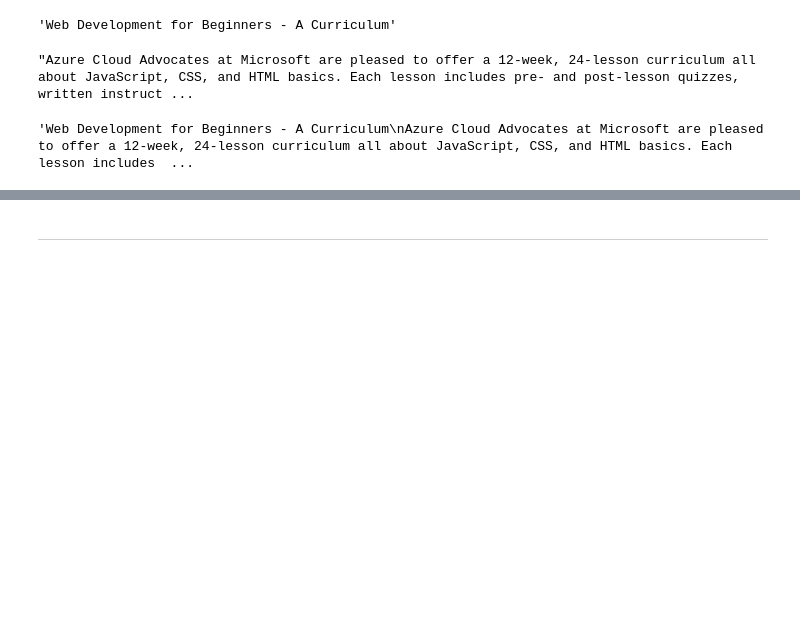
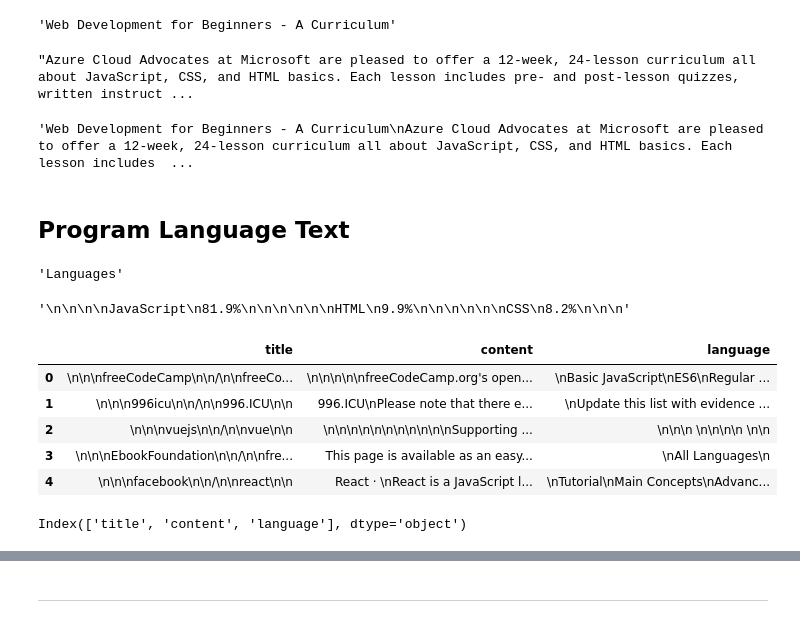
Before and after one commit to CSolitaire/natural-language-processing-exercises, a Jupyter notebook: pre-work.ipynb, the cells around one changed output, grey strips where cells are left out. Saved outputs shown, nothing was run; the diff lists cells and outputs as text; code cells hidden in the pictures; blank space fills up the shorter version.

```diff
--- a/pre-work.ipynb
+++ b/pre-work.ipynb
@@ -79,3 +98,13 @@ soup.select('p', class_="markdown-body entry-content container-lg")[9].text
 soup.select('article', class_="markdown-body entry-content container-lg")[0].text
 # %% [output]
 'Web Development for Beginners - A Curriculum\nAzure Cloud Advocates at Microsoft are pleased to offer a 12-week, 24-lesson curriculum all about JavaScript, CSS, and HTML basics. Each lesson includes  ...
+# %% [markdown]
+## Program Language Text
+# %%
+soup.select('h2', class_="h4 mb-3")[12].text
+# %% [output]
+'Languages'
+# %%
+soup.select('ul', class_="list-style-none")[18].text
+# %% [output]
+'\n\n\n\nJavaScript\n81.9%\n\n\n\n\n\nHTML\n9.9%\n\n\n\n\n\nCSS\n8.2%\n\n\n'
@@ -81,0 +156,22 @@ soup.select('article', class_="markdown-body entry-content container-lg")[0].tex
+# %%
+# Here cached == False, so the function will do a fresh scrape of the urls and write data to a json file.
+
+urls = ['https://github.com/freeCodeCamp/freeCodeCamp',
+        'https://github.com/996icu/996.ICU',
+        'https://github.com/vuejs/vue',
+        'https://github.com/EbookFoundation/free-programming-books',
+        'https://github.com/facebook/react']
+
+test = get_readme_articles(urls=urls, cached=True)
+test
+# %% [output]
+|  | title | content | language |
+| 0 | \n\n\nfreeCodeCamp\n\n/\n\nfreeCo... | \n\n\n\n\nfreeCodeCamp.org's open... | \nBasic JavaScript\nES6\nRegular ... |
+| 1 | \n\n\n996icu\n\n/\n\n996.ICU\n\n | 996.ICU\nPlease note that there e... | \nUpdate this list with evidence ... |
+| 2 | \n\n\nvuejs\n\n/\n\nvue\n\n | \n\n\n\n\n\n\n\n\n\n\nSupporting ... | \n\n\n \n\n\n\n \n\n |
+| 3 | \n\n\nEbookFoundation\n\n/\n\nfre... | This page is available as an easy... | \nAll Languages\n |
+| 4 | \n\n\nfacebook\n\n/\n\nreact\n\n | React · \nReact is a JavaScript l... | \nTutorial\nMain Concepts\nAdvanc... |
+# %%
+test.columns
+# %% [output]
+Index(['title', 'content', 'language'], dtype='object')
```
Also changed, not shown: parts of 19 cells of this notebook.
